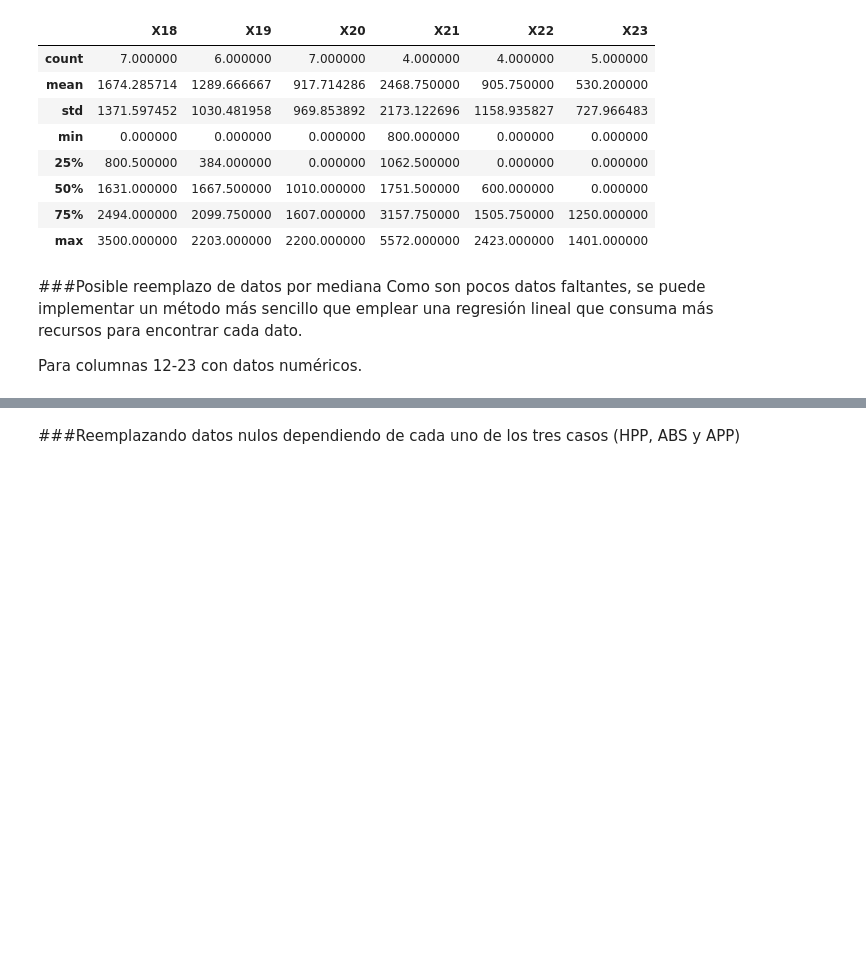
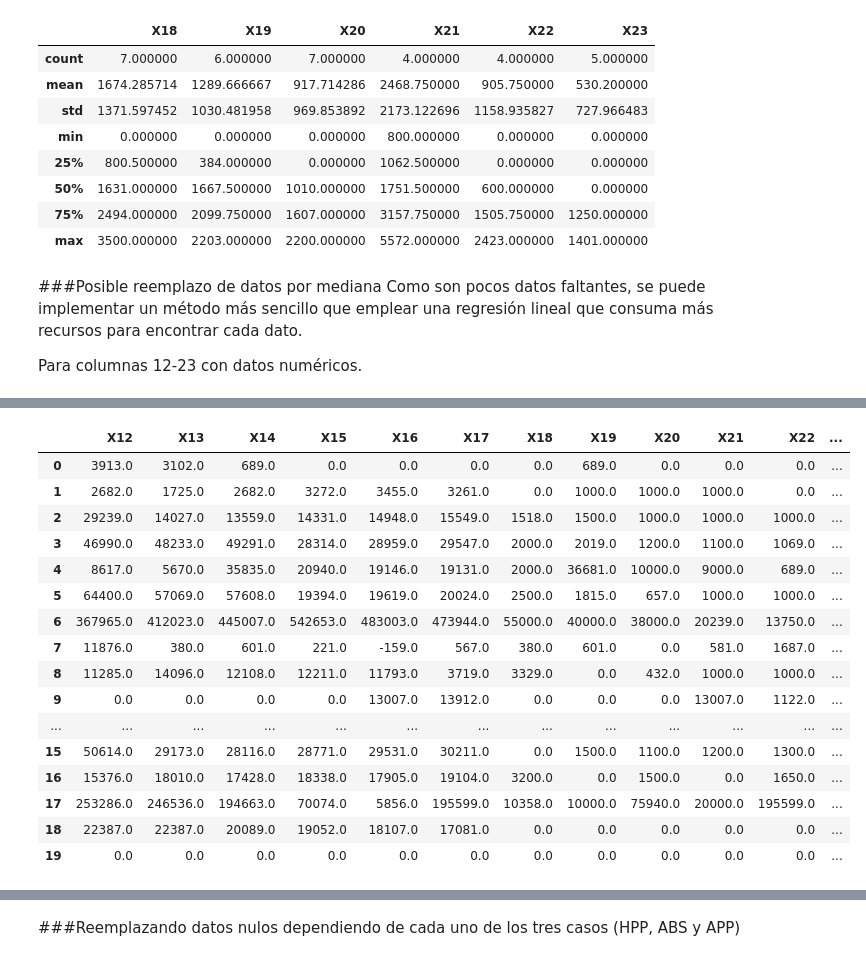
Before and after one commit to PosgradoMNA/actividades-del-projecto-equipo-125, a Jupyter notebook: Semana_3_Actividad_1.ipynb, the cells around one changed output, grey strips where cells are left out. Saved outputs shown, nothing was run; the diff lists cells and outputs as text; code cells hidden in the pictures; blank space fills up the shorter version.

```diff
--- a/Semana_3_Actividad_1.ipynb
+++ b/Semana_3_Actividad_1.ipynb
@@ -451,3 +481,22 @@ print(datos12_23.median())
-# %%
-datos12_23["X13"] = datos12_23["X13"].replace(to_replace=0, value=22387.0)
-datos12_23.head(20)
+# %%
+#Cambiamos el dato faltante de la columna X13 por la mediana
+datos12_23["X13"].fillna(value= 21207.0, inplace = True)
+datos12_23.head(20)
+# %% [output]
+|  | X12 | X13 | X14 | X15 | X16 | X17 | X18 | X19 | X20 | X21 | X22 | ... |
+| 0 | 3913.0 | 3102.0 | 689.0 | 0.0 | 0.0 | 0.0 | 0.0 | 689.0 | 0.0 | 0.0 | 0.0 | ... |
+| 1 | 2682.0 | 1725.0 | 2682.0 | 3272.0 | 3455.0 | 3261.0 | 0.0 | 1000.0 | 1000.0 | 1000.0 | 0.0 | ... |
+| 2 | 29239.0 | 14027.0 | 13559.0 | 14331.0 | 14948.0 | 15549.0 | 1518.0 | 1500.0 | 1000.0 | 1000.0 | 1000.0 | ... |
+| 3 | 46990.0 | 48233.0 | 49291.0 | 28314.0 | 28959.0 | 29547.0 | 2000.0 | 2019.0 | 1200.0 | 1100.0 | 1069.0 | ... |
+| 4 | 8617.0 | 5670.0 | 35835.0 | 20940.0 | 19146.0 | 19131.0 | 2000.0 | 36681.0 | 10000.0 | 9000.0 | 689.0 | ... |
+| 5 | 64400.0 | 57069.0 | 57608.0 | 19394.0 | 19619.0 | 20024.0 | 2500.0 | 1815.0 | 657.0 | 1000.0 | 1000.0 | ... |
+| 6 | 367965.0 | 412023.0 | 445007.0 | 542653.0 | 483003.0 | 473944.0 | 55000.0 | 40000.0 | 38000.0 | 20239.0 | 13750.0 | ... |
+| 7 | 11876.0 | 380.0 | 601.0 | 221.0 | -159.0 | 567.0 | 380.0 | 601.0 | 0.0 | 581.0 | 1687.0 | ... |
+| 8 | 11285.0 | 14096.0 | 12108.0 | 12211.0 | 11793.0 | 3719.0 | 3329.0 | 0.0 | 432.0 | 1000.0 | 1000.0 | ... |
+| 9 | 0.0 | 0.0 | 0.0 | 0.0 | 13007.0 | 13912.0 | 0.0 | 0.0 | 0.0 | 13007.0 | 1122.0 | ... |
+| ... | ... | ... | ... | ... | ... | ... | ... | ... | ... | ... | ... | ... |
+| 15 | 50614.0 | 29173.0 | 28116.0 | 28771.0 | 29531.0 | 30211.0 | 0.0 | 1500.0 | 1100.0 | 1200.0 | 1300.0 | ... |
+| 16 | 15376.0 | 18010.0 | 17428.0 | 18338.0 | 17905.0 | 19104.0 | 3200.0 | 0.0 | 1500.0 | 0.0 | 1650.0 | ... |
+| 17 | 253286.0 | 246536.0 | 194663.0 | 70074.0 | 5856.0 | 195599.0 | 10358.0 | 10000.0 | 75940.0 | 20000.0 | 195599.0 | ... |
+| 18 | 22387.0 | 22387.0 | 20089.0 | 19052.0 | 18107.0 | 17081.0 | 0.0 | 0.0 | 0.0 | 0.0 | 0.0 | ... |
+| 19 | 0.0 | 0.0 | 0.0 | 0.0 | 0.0 | 0.0 | 0.0 | 0.0 | 0.0 | 0.0 | 0.0 | ... |
```
Also changed, not shown: parts of 3 cells of this notebook.
